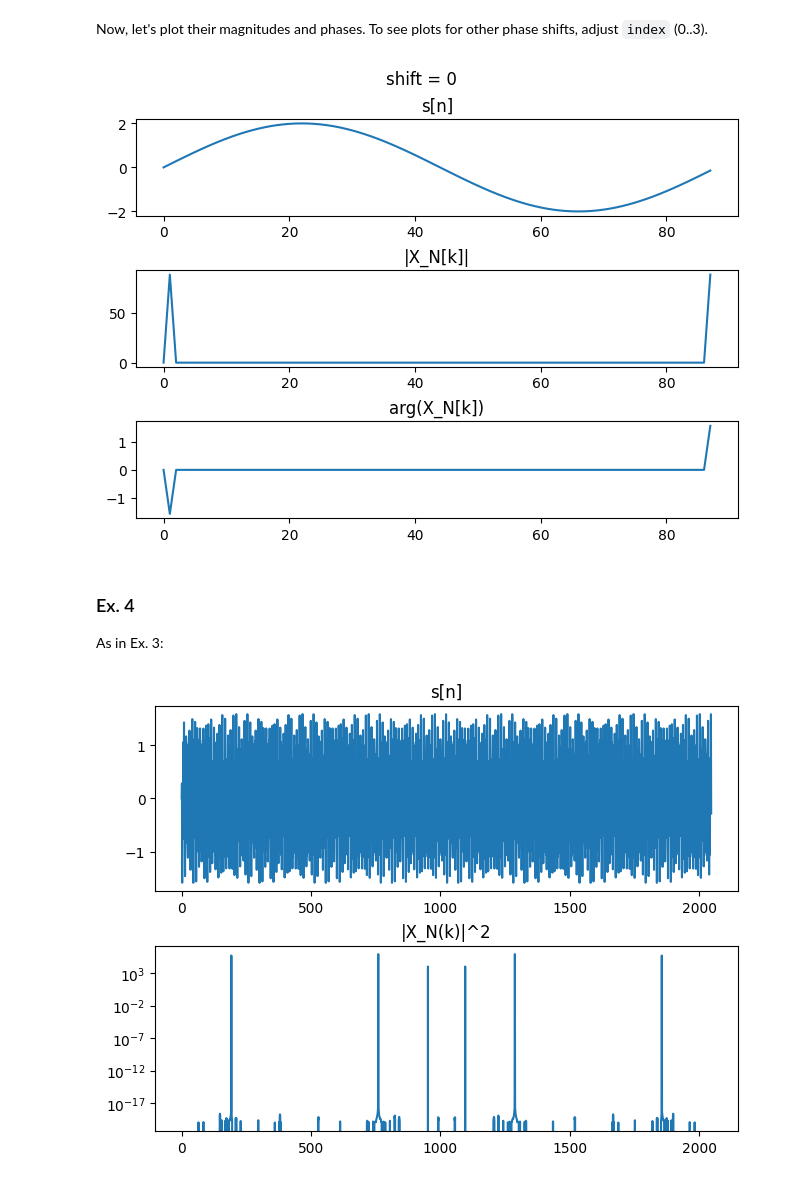
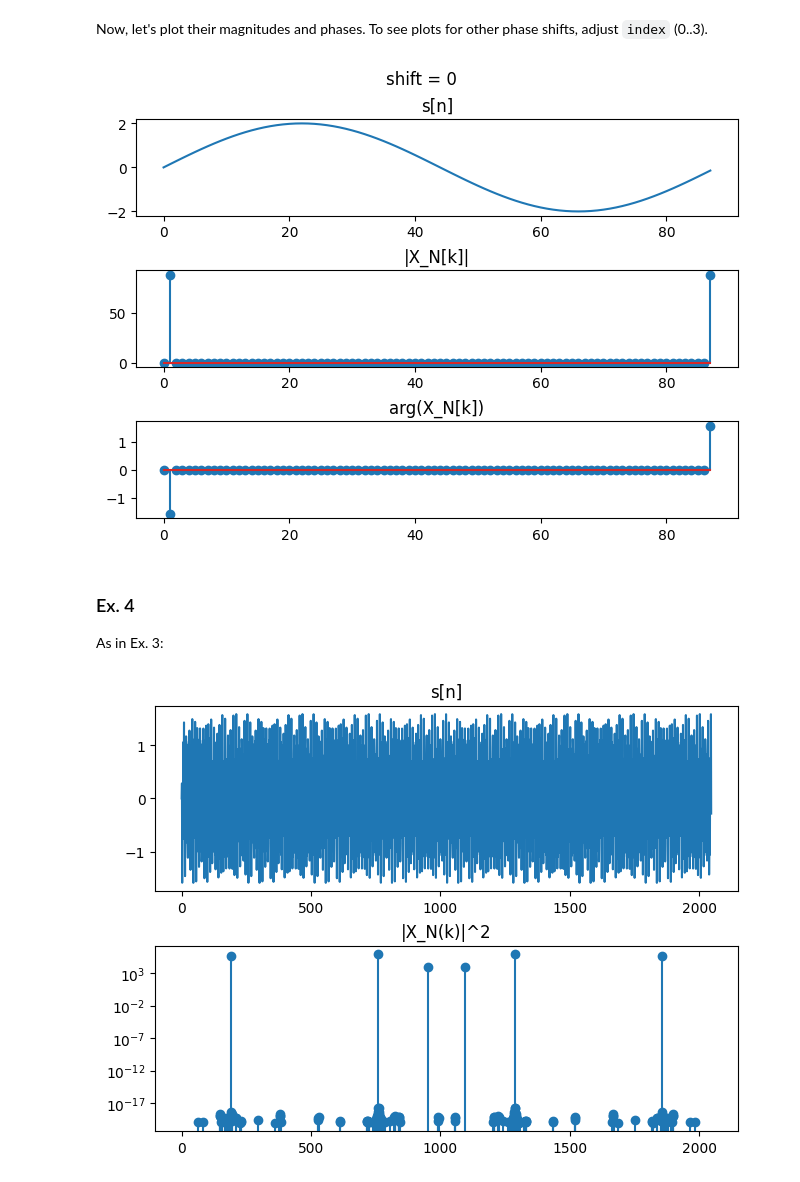
Before and after one commit to Sawertynn/WMM_101_Kukielka_Kurzela, a Jupyter notebook: 101_Kukielka_Kurzela.ipynb, the cells around one changed output. Cells and saved outputs as stored; diff of their text form; code cells hidden in the pictures.

Commit message:
use Axes.stem instead of Axes.plot

```diff
--- a/101_Kukielka_Kurzela.ipynb
+++ b/101_Kukielka_Kurzela.ipynb
@@ -10,11 +10,11 @@ N = 88
 A = 2
 n = np.arange(N)
 
-def generate_s(phase):
+def generate_signal(phase):
     return A * np.sin(2 * np.pi * (n - phase) / N)
 
-ss = [generate_s(phase) for phase in (0, N/4, N/2, 3*N / 4)]
-ffts = [np.fft.fft(s) for s in ss]
+signals = [generate_signal(phase) for phase in (0, N/4, N/2, 3*N / 4)]
+ffts = [np.fft.fft(signal) for signal in signals]
 
 print(ffts[0][:5])
 # %% [output]
@@ -35,40 +35,41 @@ Now, let's plot their magnitudes and phases. To see plots for other phase shifts
 # %%
 index = 0
 
 ffts_amplitude = np.abs(ffts)
 ffts_argument = np.angle(ffts)
 fig, (ax1, ax2, ax3) = plt.subplots(3, layout='constrained')
 fig.suptitle(f"shift = {index * 22}")
-ax1.plot(ss[index])
+ax1.plot(signals[index])
 ax1.set_title("s[n]")
-ax2.plot(ffts_amplitude[index])
+ax2.stem(n, ffts_amplitude[index])
 ax2.set_title("|X_N[k]|")
-ax3.plot(ffts_argument[index])
+ax3.stem(n, ffts_argument[index])
 ax3.set_title("arg(X_N[k])")
 plt.show()
 # %% [output]
-[figure, old version]
+[figure, new version]
 # %% [markdown]
 ### Ex. 4
 
 As in Ex. 3:
 # %%
 N = 2048
+n = np.arange(N)
 f_s = 48000
 As = [0.1, 0.7, 0.9]
 fs = [3000, 8000, 11000]
-s = [sum([A * np.sin(2 * np.pi * f * i/N) for A, f in zip(As, fs)])
-     for i in range(N)]
-fft = np.fft.fft(s)
+signal = [sum([A * np.sin(2 * np.pi * f * i/N) for A, f in zip(As, fs)])
+     for i in n]
+fft = np.fft.fft(signal)
 fft.real[np.abs(fft.real) < 1e-10] = 0
 fft.imag[np.abs(fft.imag) < 1e-10] = 0
 fft_energy = np.abs(fft) ** 2
 fig, (ax1, ax2) = plt.subplots(2, layout='constrained')
-ax1.plot(s)
+ax1.plot(signal)
 ax1.set_title("s[n]")
-ax2.plot(fft_energy)
+ax2.stem(n, fft_energy)
 ax2.set_title("|X_N(k)|^2")
 ax2.set_yscale('log')
 plt.show()
 # %% [output]
-[figure, old version]
+[figure, new version]
```
